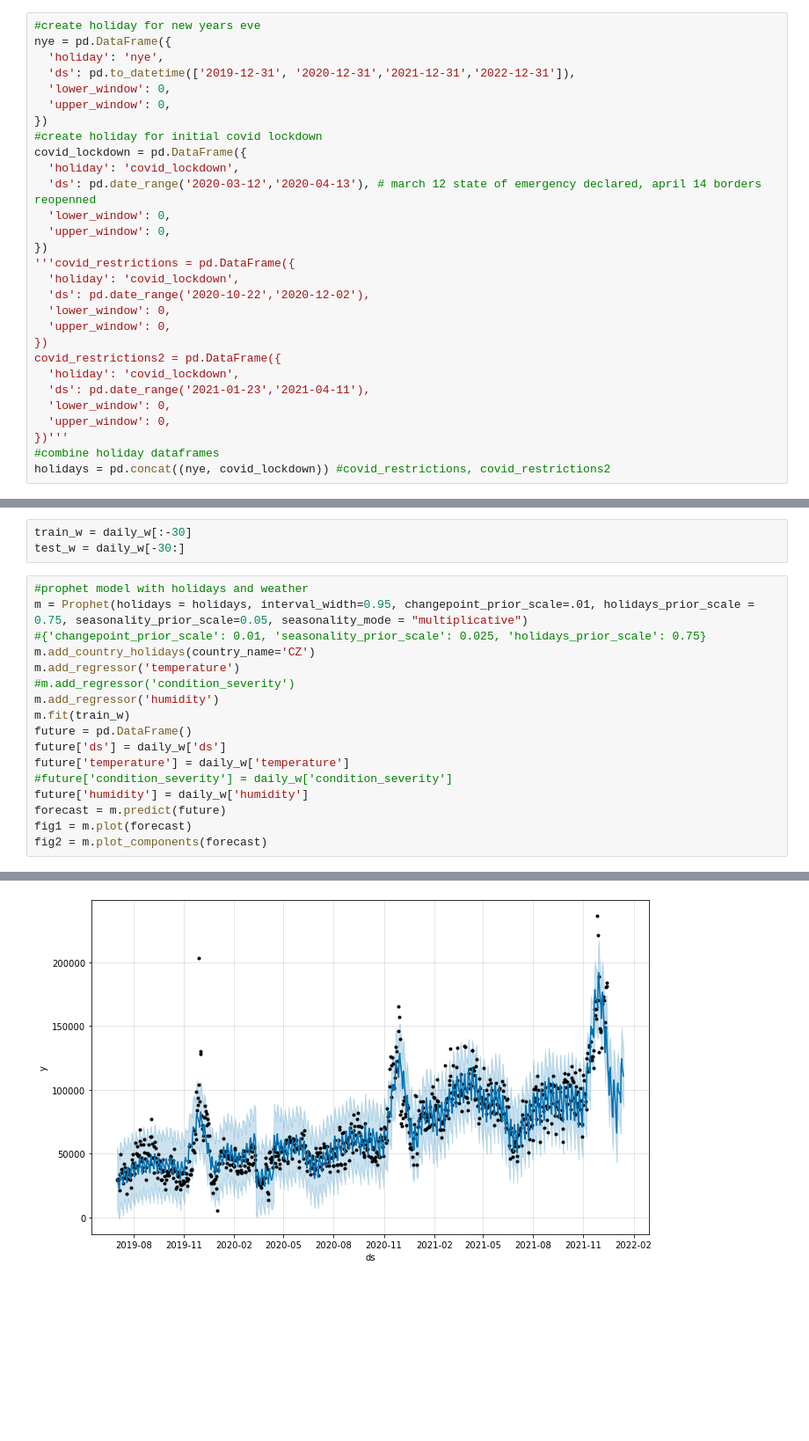
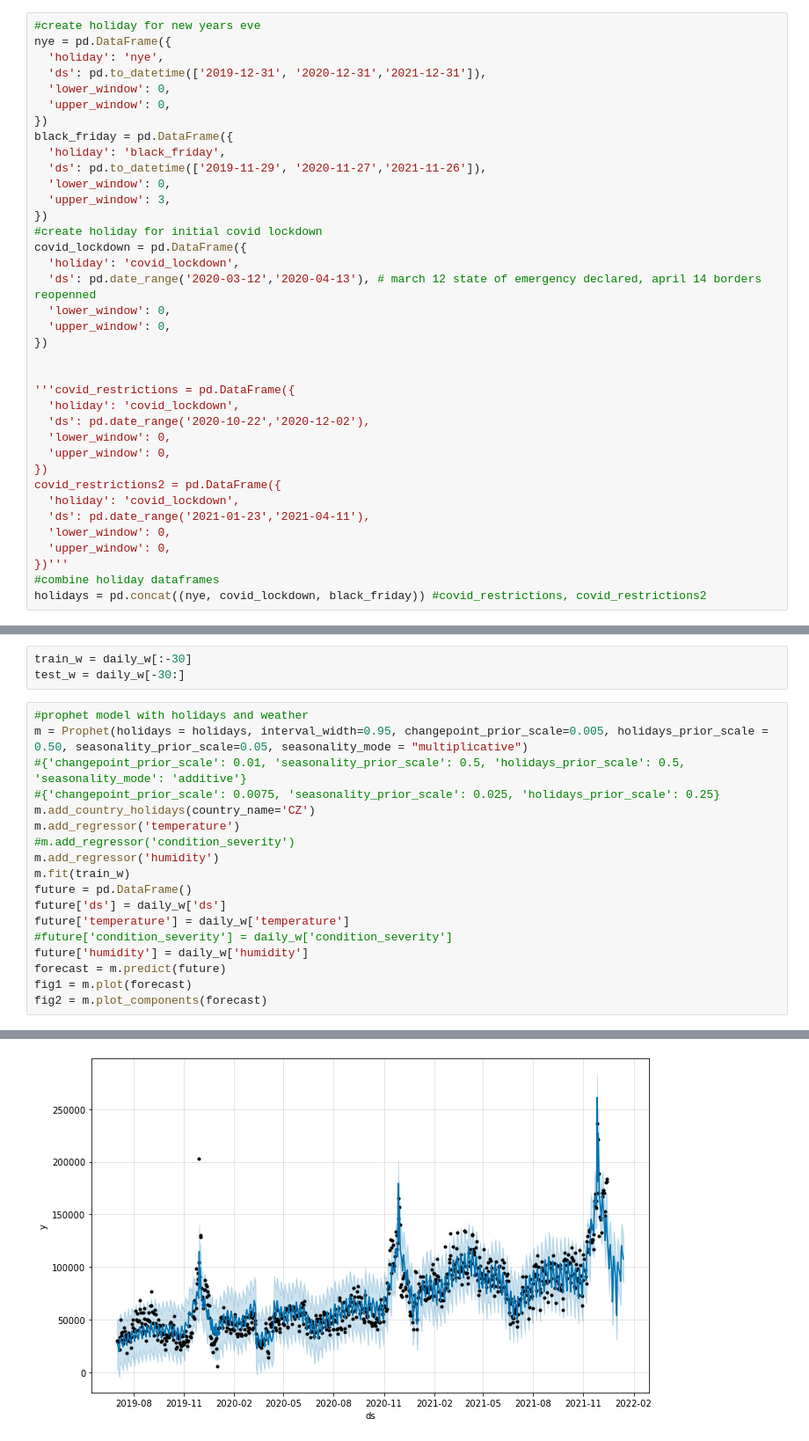
Before and after one commit to alexwesch/lighthouse_final_project, a Jupyter notebook: time-series-modeling.ipynb, the cells around one changed output, grey strips where cells are left out. Shown at 88% size. Cells and saved outputs as stored; diff of their text form; blank space fills up the shorter version.

```diff
--- a/time-series-modeling.ipynb
+++ b/time-series-modeling.ipynb
@@ -54,9 +54,15 @@ np.sqrt(mean_squared_error(y_test, y_pred))
 #create holiday for new years eve
 nye = pd.DataFrame({
   'holiday': 'nye',
-  'ds': pd.to_datetime(['2019-12-31', '2020-12-31','2021-12-31','2022-12-31']),
+  'ds': pd.to_datetime(['2019-12-31', '2020-12-31','2021-12-31']),
   'lower_window': 0,
   'upper_window': 0,
+})
+black_friday = pd.DataFrame({
+  'holiday': 'black_friday',
+  'ds': pd.to_datetime(['2019-11-29', '2020-11-27','2021-11-26']),
+  'lower_window': 0,
+  'upper_window': 3,
 })
 #create holiday for initial covid lockdown
 covid_lockdown = pd.DataFrame({
@@ -65,6 +71,8 @@ covid_lockdown = pd.DataFrame({
   'lower_window': 0,
   'upper_window': 0,
 })
+
+
 '''covid_restrictions = pd.DataFrame({
   'holiday': 'covid_lockdown',
   'ds': pd.date_range('2020-10-22','2020-12-02'),
@@ -78,7 +86,7 @@ covid_restrictions2 = pd.DataFrame({
   'upper_window': 0,
 })'''
 #combine holiday dataframes
-holidays = pd.concat((nye, covid_lockdown)) #covid_restrictions, covid_restrictions2
+holidays = pd.concat((nye, covid_lockdown, black_friday)) #covid_restrictions, covid_restrictions2
 # %%
 #remove outliers
 daily_cl = daily.drop(index=[366,468,774,314,957]) #180, 213
@@ -184,8 +190,9 @@ train_w = daily_w[:-30]
 test_w = daily_w[-30:]
 # %%
 #prophet model with holidays and weather
-m = Prophet(holidays = holidays, interval_width=0.95, changepoint_prior_scale=.01, holidays_prior_scale = 0.75, seasonality_prior_scale=0.05, seasonality_mode = "multiplicative")
-#{'changepoint_prior_scale': 0.01, 'seasonality_prior_scale': 0.025, 'holidays_prior_scale': 0.75}
+m = Prophet(holidays = holidays, interval_width=0.95, changepoint_prior_scale=0.005, holidays_prior_scale = 0.50, seasonality_prior_scale=0.05, seasonality_mode = "multiplicative")
+#{'changepoint_prior_scale': 0.01, 'seasonality_prior_scale': 0.5, 'holidays_prior_scale': 0.5, 'seasonality_mode': 'additive'}
+#{'changepoint_prior_scale': 0.0075, 'seasonality_prior_scale': 0.025, 'holidays_prior_scale': 0.25}
 m.add_country_holidays(country_name='CZ')
 m.add_regressor('temperature')
 #m.add_regressor('condition_severity')
@@ -205 +212 @@ fig2 = m.plot_components(forecast)
-[figure, old version]
+[figure, new version]
```
Also changed, not shown: parts of 12 cells of this notebook, 3 other files.
